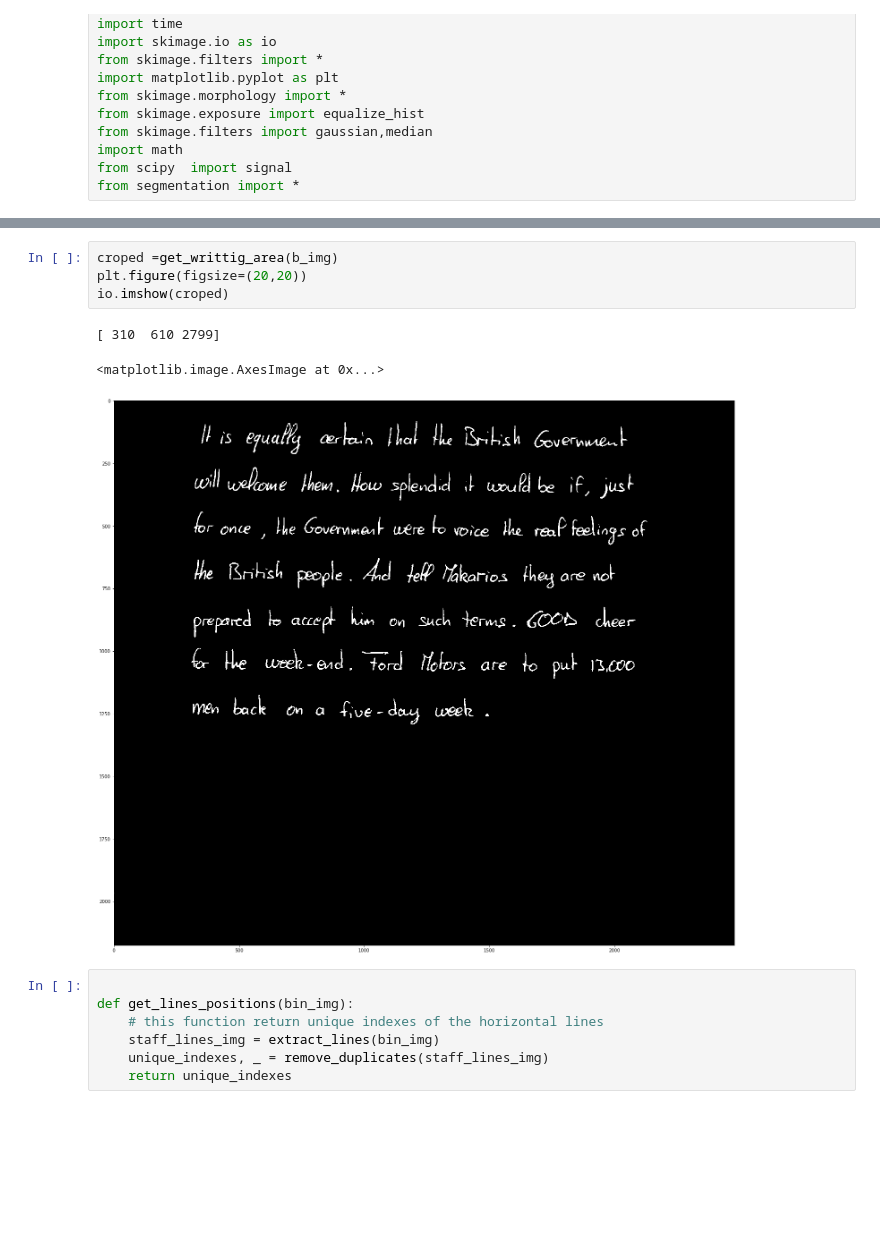
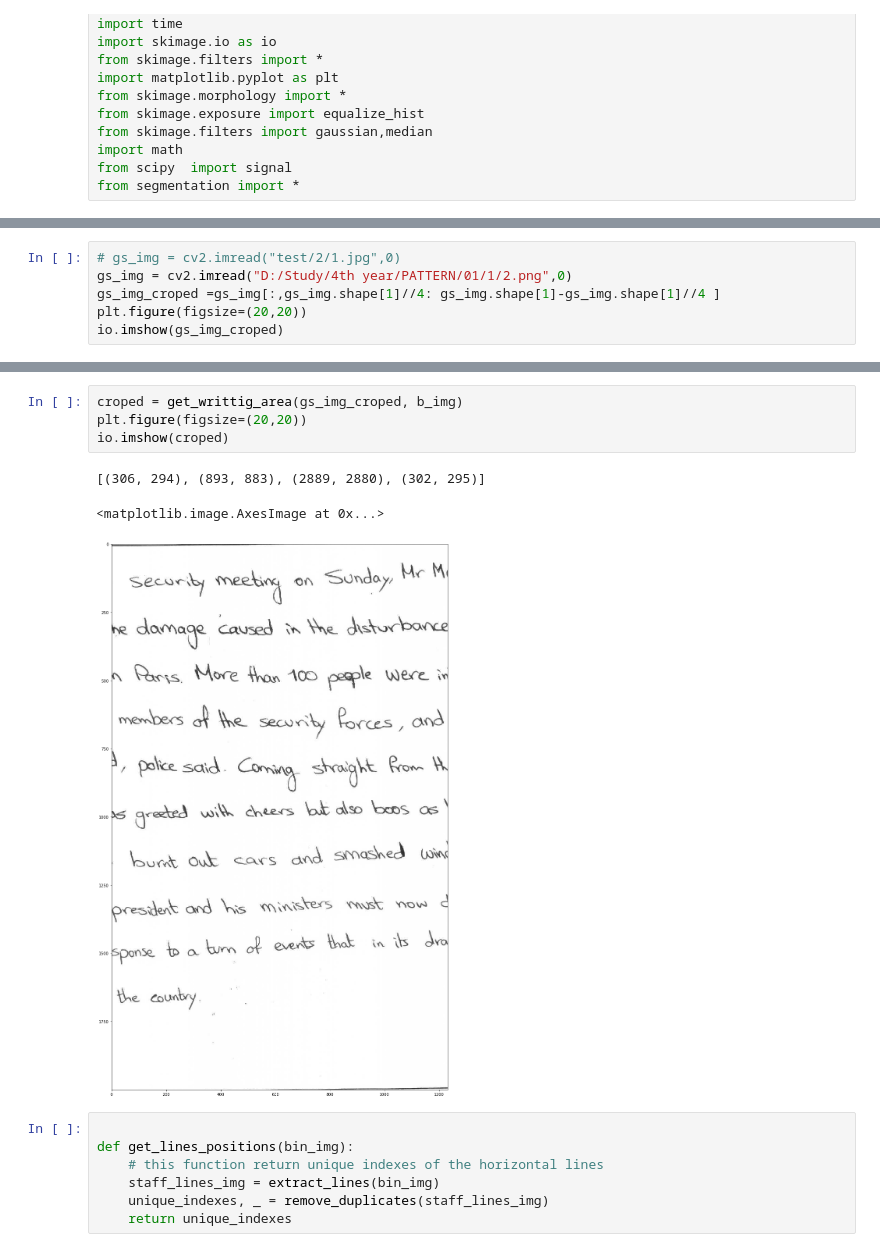
Before and after one commit to Abdelrhman-Hosny/Pattern_IAM_Handwriting, a Jupyter notebook: Segmentation/LineDetection.ipynb, the cells around one changed output, grey strips where cells are left out. Cells and saved outputs as stored; diff of their text form; blank space fills up the shorter version.

```diff
--- a/Segmentation/LineDetection.ipynb
+++ b/Segmentation/LineDetection.ipynb
@@ -16,0 +15,6 @@ gs_img = io.imread("test/3/2.jpg",True)
+# %%
+# gs_img = cv2.imread("test/2/1.jpg",0)
+gs_img = cv2.imread("D:/Study/4th year/PATTERN/01/1/2.png",0)
+gs_img_croped =gs_img[:,gs_img.shape[1]//4: gs_img.shape[1]-gs_img.shape[1]//4 ]
+plt.figure(figsize=(20,20))
+io.imshow(gs_img_croped)
@@ -24,11 +31,11 @@ io.imshow(b_img)
 # %%
-croped =get_writtig_area(b_img)
+croped = get_writtig_area(gs_img_croped, b_img)
 plt.figure(figsize=(20,20))
 io.imshow(croped)
 # %% [output]
-[ 310  610 2799]
+[(306, 294), (893, 883), (2889, 2880), (302, 295)]
 <matplotlib.image.AxesImage at 0x...>
-[figure, old version]
+[figure, new version]
 # %%
 
 def get_lines_positions(bin_img):
```
Also changed, not shown: parts of 12 cells of this notebook, 9 other files.
